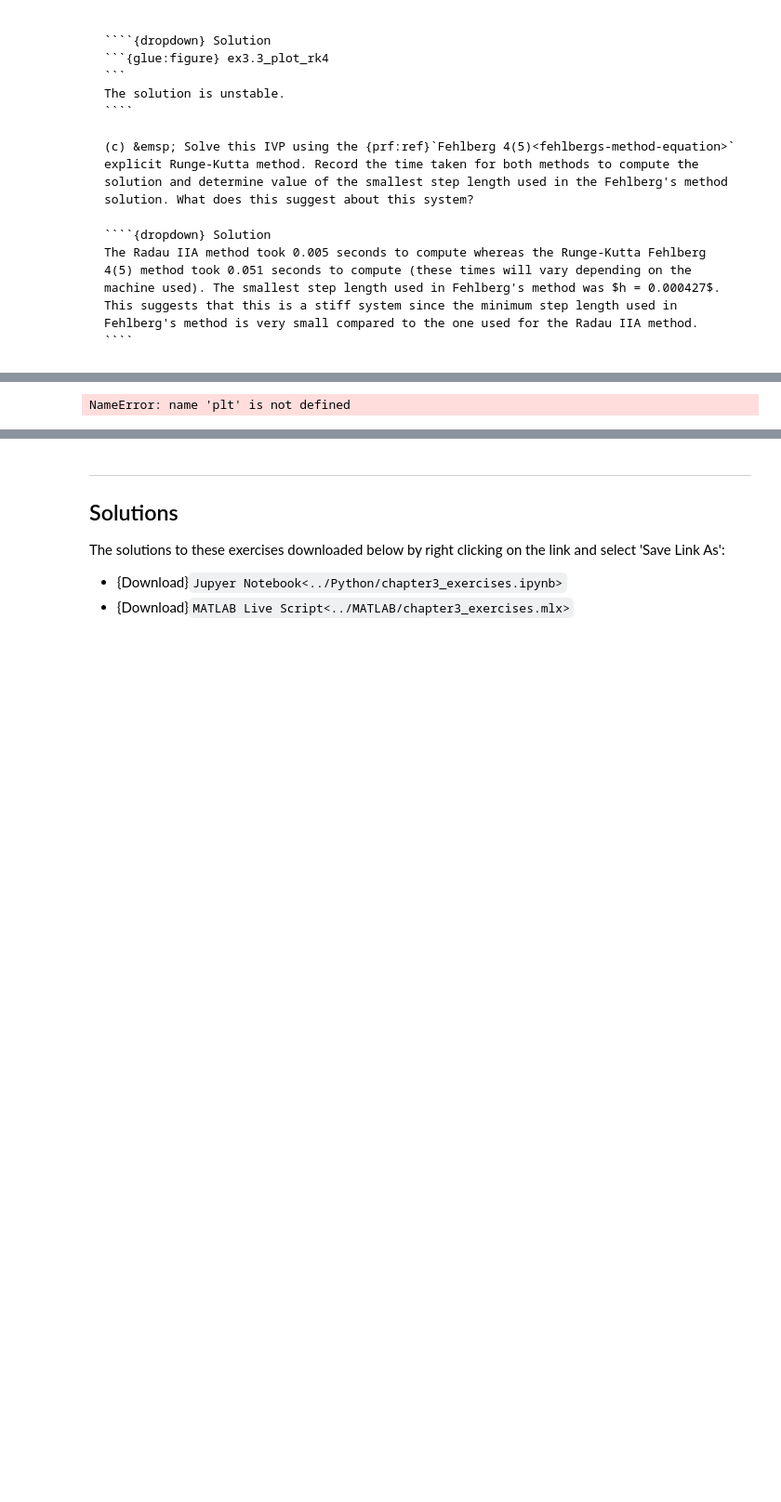
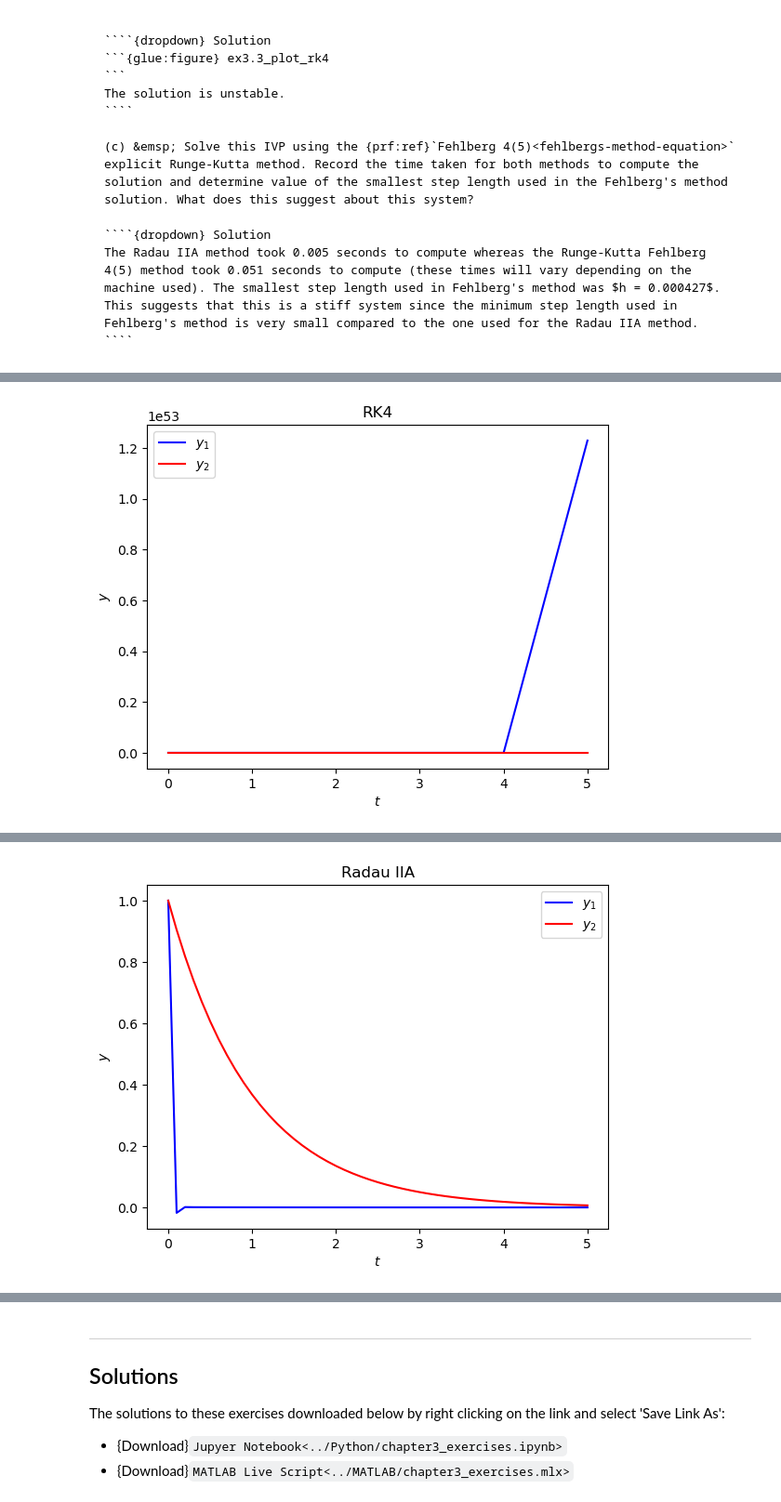
Before and after one commit to jonshiach/ODEs-book, a Jupyter notebook: _sources/_pages/3.6_IRK_exercises.ipynb, the cells around one changed output, grey strips where cells are left out. Shown at 93% size. Saved outputs shown, nothing was run; the diff lists cells and outputs as text; code cells hidden in the pictures; blank space fills up the shorter version.

```diff
--- a/_sources/_pages/3.6_IRK_exercises.ipynb
+++ b/_sources/_pages/3.6_IRK_exercises.ipynb
@@ -279,42 +279,29 @@ smallest step length used by RKF45: 0.000427
 # %%
 
 # Plot solution
 fig, ax = plt.subplots()
 plt.plot(t_rk4, y_rk4[:,0], "b", label="$y_1$")
 plt.plot(t_rk4, y_rk4[:,1], "r", label="$y_2$")
 plt.xlabel("$t$")
 plt.ylabel("$y$")
 plt.title("RK4")
 plt.legend()
 plt.show()
 
 from myst_nb import glue
 glue("ex3.3_plot_rk4", fig, display=False)
 
 # Plot solution
 fig, ax = plt.subplots()
 plt.plot(t, y_radauIIA[:,0], "b", label="$y_1$")
 plt.plot(t, y_radauIIA[:,1], "r", label="$y_2$")
 plt.xlabel("$t$")
 plt.ylabel("$y$")
 plt.title("Radau IIA")
 plt.legend()
 plt.show()
 
 from myst_nb import glue
 glue("ex3.3_plot_radauIIA", fig, display=False)
-
-# Plot solution
-fig, ax = plt.subplots()
-plt.plot(t_rkf45, y_rkf45[:,0], "b", label="$y_1$")
-plt.plot(t_rkf45, y_rkf45[:,1], "r", label="$y_2$")
-plt.xlabel("$t$")
-plt.ylabel("$y$")
-plt.title("RKF45")
-plt.legend()
-plt.show()
-
-from myst_nb import glue
-glue("ex3.3_plot_rkf45", fig, display=False)
 # %% [output]
-NameError: name 'plt' is not defined
+[figure, added]
@@ -320,0 +309 @@ NameError: name 'plt' is not defined
+[figure, added]
```
Also changed, not shown: parts of 3 cells of this notebook, 3 other files.
